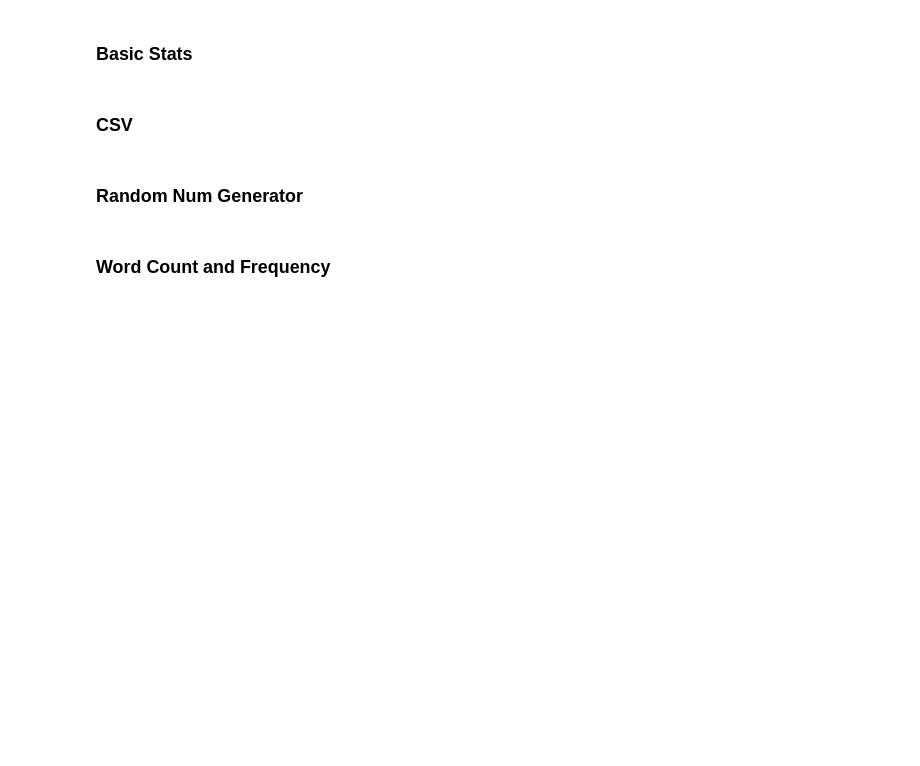
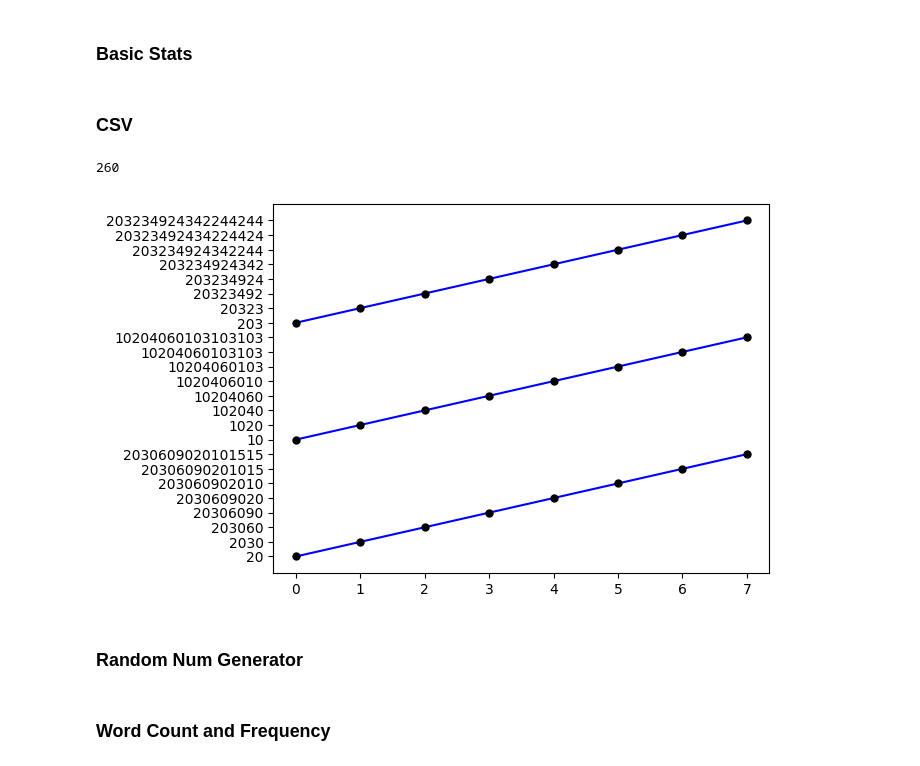
Before and after one commit to naveed-kirnabu/psdv, a Jupyter notebook: prereq_test_solns.ipynb, the cells around one changed output. Drawn from its saved outputs; the diff is of its cells as text; code cells hidden in the pictures; blank space fills up the shorter version.

```diff
--- a/prereq_test_solns.ipynb
+++ b/prereq_test_solns.ipynb
@@ -184,9 +174,23 @@ plt.show()
-# %%
-ls = list(np.random.randint(0,100,50))
-s = "1"
-for i in ls:
-    s+=","+str(i)
-s
+# %%
+import csv
+def cu_sum(ls):
+    return [reduce( lambda a,b : a+b , (ls[:i+1])) for i in range(len(ls))]
+with open(r"C:\Users\jahan\OneDrive\Desktop\csv.csv",'r') as file:
+    c = csv.reader(file)
+    sum =0
+    ls = [[],[],[]]
+    for i in c:
+        sum+=int(i[0])
+        for j in range(3):
+            ls[j].append(i[j])
+    print(sum)
+    x = range(len(ls[0]))
+    for i in range(3):
+        plt.plot(x,cu_sum(ls[i]),'b.-',mfc='k',markersize='10',mec='k')
+    plt.show()
+# %% [output]
+260
+[figure, added]
 # %% [markdown]
 ### Random Num Generator
 # %%
```
Also changed, not shown: parts of 3 cells of this notebook.
